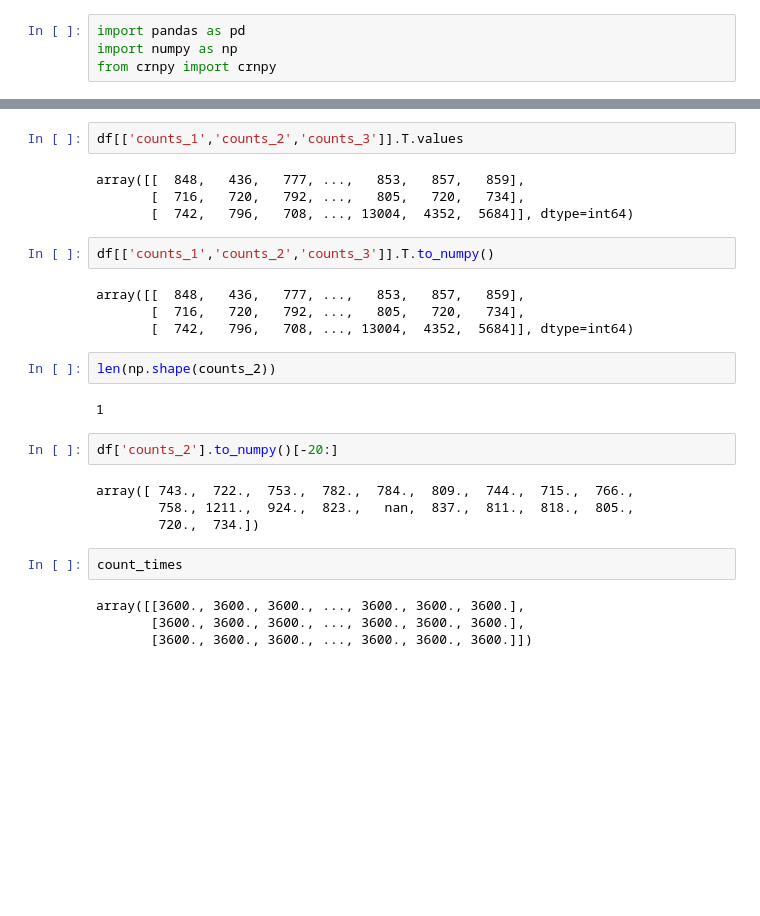
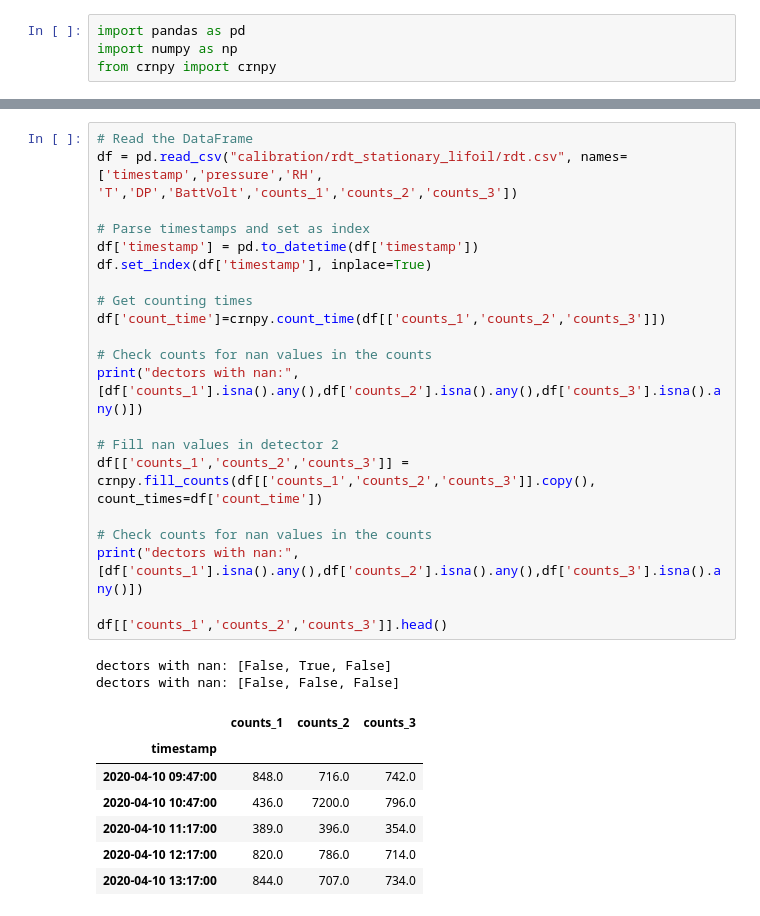
Before and after one commit to soilwater/crnpy, a Jupyter notebook: examples/example_RDT.ipynb, the cells around one changed output, grey strips where cells are left out. Drawn from its saved outputs; the diff is of its cells as text; blank space fills up the shorter version.

```diff
--- a/examples/example_RDT.ipynb
+++ b/examples/example_RDT.ipynb
@@ -53,28 +7,31 @@ Successfully installed crnpy-0.2.post12
-# %%
-df[['counts_1','counts_2','counts_3']].T.values
-# %% [output]
-array([[  848,   436,   777, ...,   853,   857,   859],
-       [  716,   720,   792, ...,   805,   720,   734],
-       [  742,   796,   708, ..., 13004,  4352,  5684]], dtype=int64)
-# %%
-df[['counts_1','counts_2','counts_3']].T.to_numpy()
-# %% [output]
-array([[  848,   436,   777, ...,   853,   857,   859],
-       [  716,   720,   792, ...,   805,   720,   734],
-       [  742,   796,   708, ..., 13004,  4352,  5684]], dtype=int64)
-# %%
-len(np.shape(counts_2))
-# %% [output]
-1
-# %%
-df['counts_2'].to_numpy()[-20:]
-# %% [output]
-array([ 743.,  722.,  753.,  782.,  784.,  809.,  744.,  715.,  766.,
-        758., 1211.,  924.,  823.,   nan,  837.,  811.,  818.,  805.,
-        720.,  734.])
-# %%
-count_times
-# %% [output]
-array([[3600., 3600., 3600., ..., 3600., 3600., 3600.],
-       [3600., 3600., 3600., ..., 3600., 3600., 3600.],
-       [3600., 3600., 3600., ..., 3600., 3600., 3600.]])
+# %%
+# Read the DataFrame
+df = pd.read_csv("calibration/rdt_stationary_lifoil/rdt.csv", names=['timestamp','pressure','RH', 'T','DP','BattVolt','counts_1','counts_2','counts_3'])
+
+# Parse timestamps and set as index
+df['timestamp'] = pd.to_datetime(df['timestamp'])
+df.set_index(df['timestamp'], inplace=True)
+
+# Get counting times
+df['count_time']=crnpy.count_time(df[['counts_1','counts_2','counts_3']])
+
+# Check counts for nan values in the counts
+print("dectors with nan:", [df['counts_1'].isna().any(),df['counts_2'].isna().any(),df['counts_3'].isna().any()])
+
+# Fill nan values in detector 2
+df[['counts_1','counts_2','counts_3']] = crnpy.fill_counts(df[['counts_1','counts_2','counts_3']].copy(), count_times=df['count_time'])
+
+# Check counts for nan values in the counts
+print("dectors with nan:", [df['counts_1'].isna().any(),df['counts_2'].isna().any(),df['counts_3'].isna().any()])
+
+df[['counts_1','counts_2','counts_3']].head()
+# %% [output]
+dectors with nan: [False, True, False]
+dectors with nan: [False, False, False]
+|  | counts_1 | counts_2 | counts_3 |
+| timestamp |  |  |  |
+| 2020-04-10 09:47:00 | 848.0 | 716.0 | 742.0 |
+| 2020-04-10 10:47:00 | 436.0 | 7200.0 | 796.0 |
+| 2020-04-10 11:17:00 | 389.0 | 396.0 | 354.0 |
+| 2020-04-10 12:17:00 | 820.0 | 786.0 | 714.0 |
+| 2020-04-10 13:17:00 | 844.0 | 707.0 | 734.0 |
```
Also changed, not shown: parts of 11 cells of this notebook, 13 other files.
